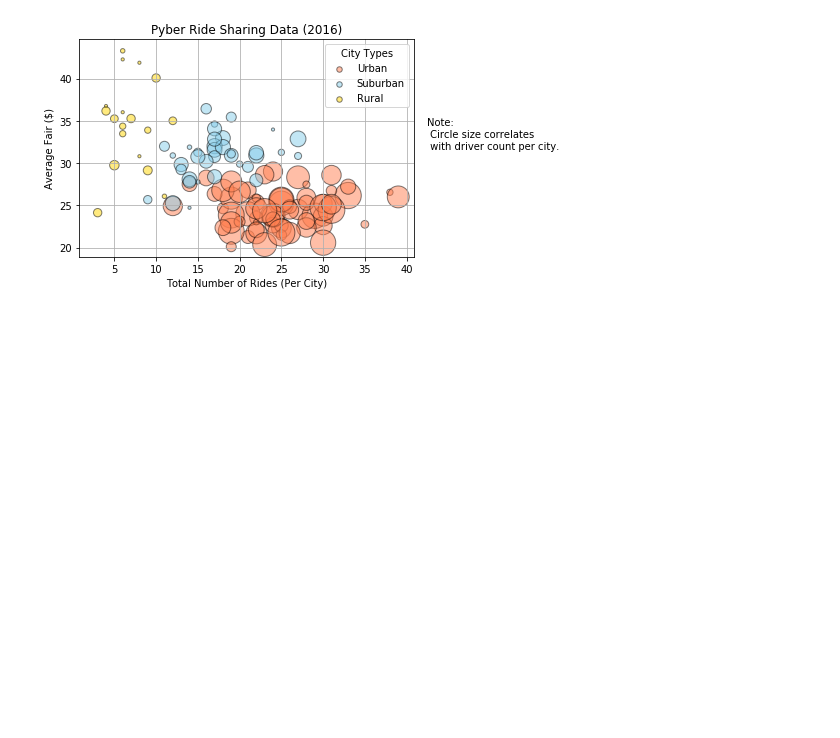
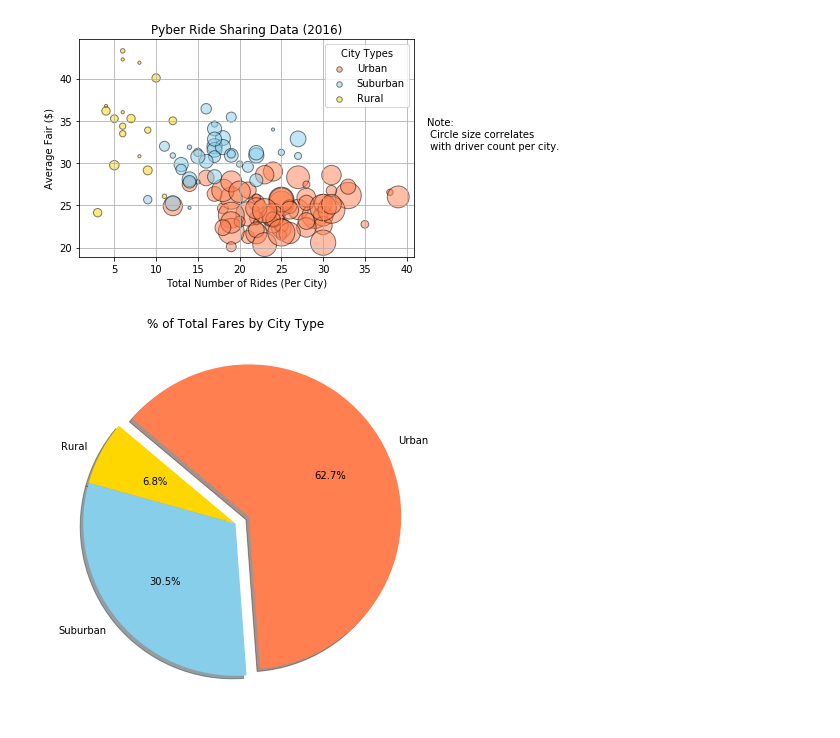
Before and after one commit to djoleary5/Pyber, a Jupyter notebook: Pyber.ipynb, the cells around one changed output. Drawn from its saved outputs; the diff is of its cells as text; code cells hidden in the pictures; blank space fills up the shorter version.

Commit message:
Pie charts finished

```diff
--- a/Pyber.ipynb
+++ b/Pyber.ipynb
@@ -76,3 +76,24 @@ plt.savefig('pyber_ride_share_data.png', bbox_extra_artists=(side_text,), bbox_i
 plt.show()
 # %% [output]
 [figure]
+# %%
+# Calculate Type Percents
+urbanFares = cityRide[cityRide['type']=='Urban']
+suburbanFares = cityRide[cityRide['type']=='Suburban']
+ruralFares = cityRide[cityRide['type']=='Rural']
+fares = [ruralFares['fare'].sum(), suburbanFares['fare'].sum(), urbanFares['fare'].sum()]
+labels = ['Rural', 'Suburban', 'Urban']
+colors = ["Gold", "SkyBlue", "Coral"]
+explode = (0, 0, 0.1)
+
+# Build Pie Chart
+plt.figure(figsize=(10,7))
+plt.pie(fares, explode=explode, labels=labels, colors=colors,
+        autopct="%1.1f%%", shadow=True, startangle=140)
+plt.title("% of Total Fares by City Type")
+
+# Save Figure
+plt.savefig('output/fares_city_type.png', bbox_extra_artists=(side_text,), bbox_inches='tight')
+plt.show()
+# %% [output]
+[figure, added]
```
Also changed, not shown: parts of 4 cells of this notebook.
